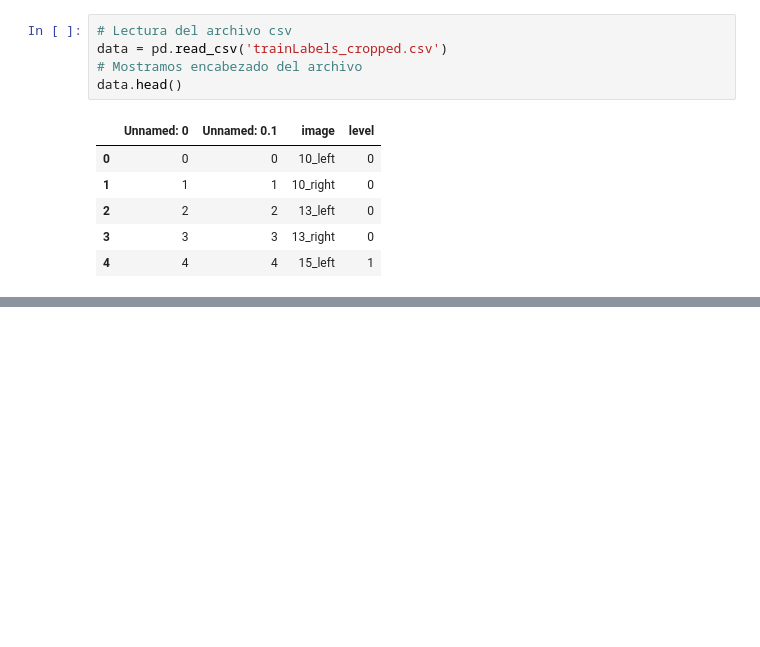
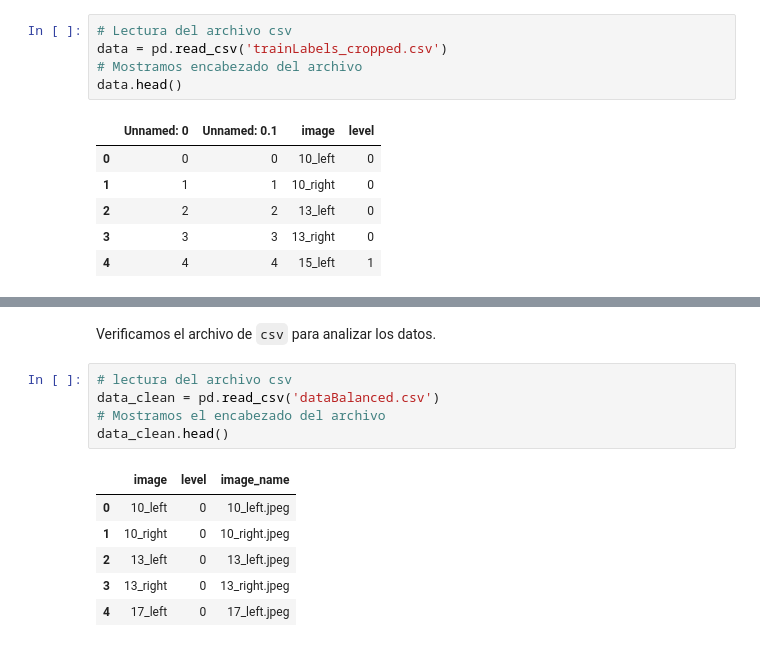
Before and after one commit to GustavoBD-Dev/ThesisProjectDDRUCNN, a Jupyter notebook: ThesisProjectDDRUCNN_v2.ipynb, the cells around one changed output, grey strips where cells are left out. Saved outputs shown, nothing was run; the diff lists cells and outputs as text; blank space fills up the shorter version.

```diff
--- a/ThesisProjectDDRUCNN_v2.ipynb
+++ b/ThesisProjectDDRUCNN_v2.ipynb
@@ -44,0 +113,14 @@ Como se muestra en el encabezado del DataFrame, se tienen cuatro columnas, de la
+# %% [markdown]
+Verificamos el archivo de `csv` para analizar los datos.
+# %%
+# lectura del archivo csv
+data_clean = pd.read_csv('dataBalanced.csv')
+# Mostramos el encabezado del archivo
+data_clean.head()
+# %% [output]
+|  | image | level | image_name |
+| 0 | 10_left | 0 | 10_left.jpeg |
+| 1 | 10_right | 0 | 10_right.jpeg |
+| 2 | 13_left | 0 | 13_left.jpeg |
+| 3 | 13_right | 0 | 13_right.jpeg |
+| 4 | 17_left | 0 | 17_left.jpeg |
```
Also changed, not shown: parts of 14 cells of this notebook, 2 other files.
